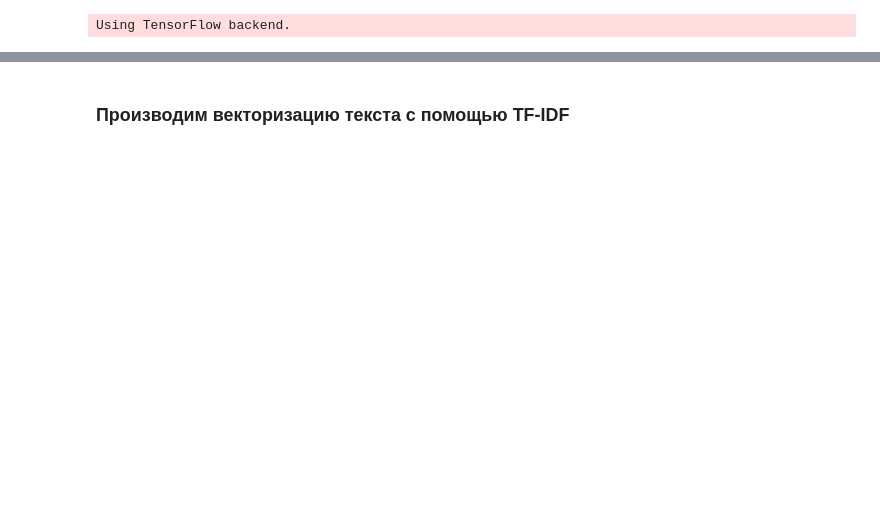
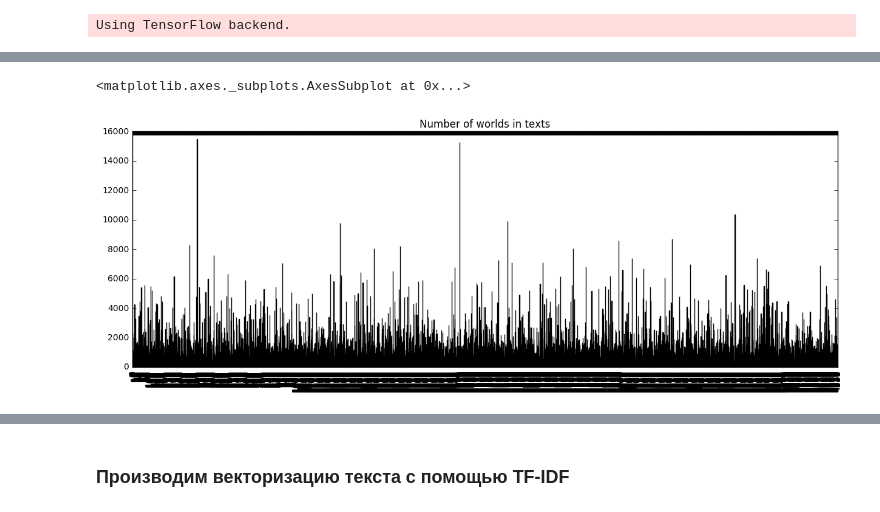
Before and after one commit to XATTABrus/DeterminationOfAuthors, a Jupyter notebook: DetectedAuthorRNN.ipynb, the cells around one changed output, grey strips where cells are left out. Saved outputs shown, nothing was run; the diff lists cells and outputs as text; code cells hidden in the pictures; blank space fills up the shorter version.

```diff
--- a/DetectedAuthorRNN.ipynb
+++ b/DetectedAuthorRNN.ipynb
@@ -44,0 +67,5 @@ for file_name in files:
+# %%
+data_frame.CountWords.plot(kind='bar', figsize=(15, 5), title="Number of worlds in texts")
+# %% [output]
+<matplotlib.axes._subplots.AxesSubplot at 0x...>
+[figure, added]
```
Also changed, not shown: parts of 24 cells of this notebook, 2 other files.
